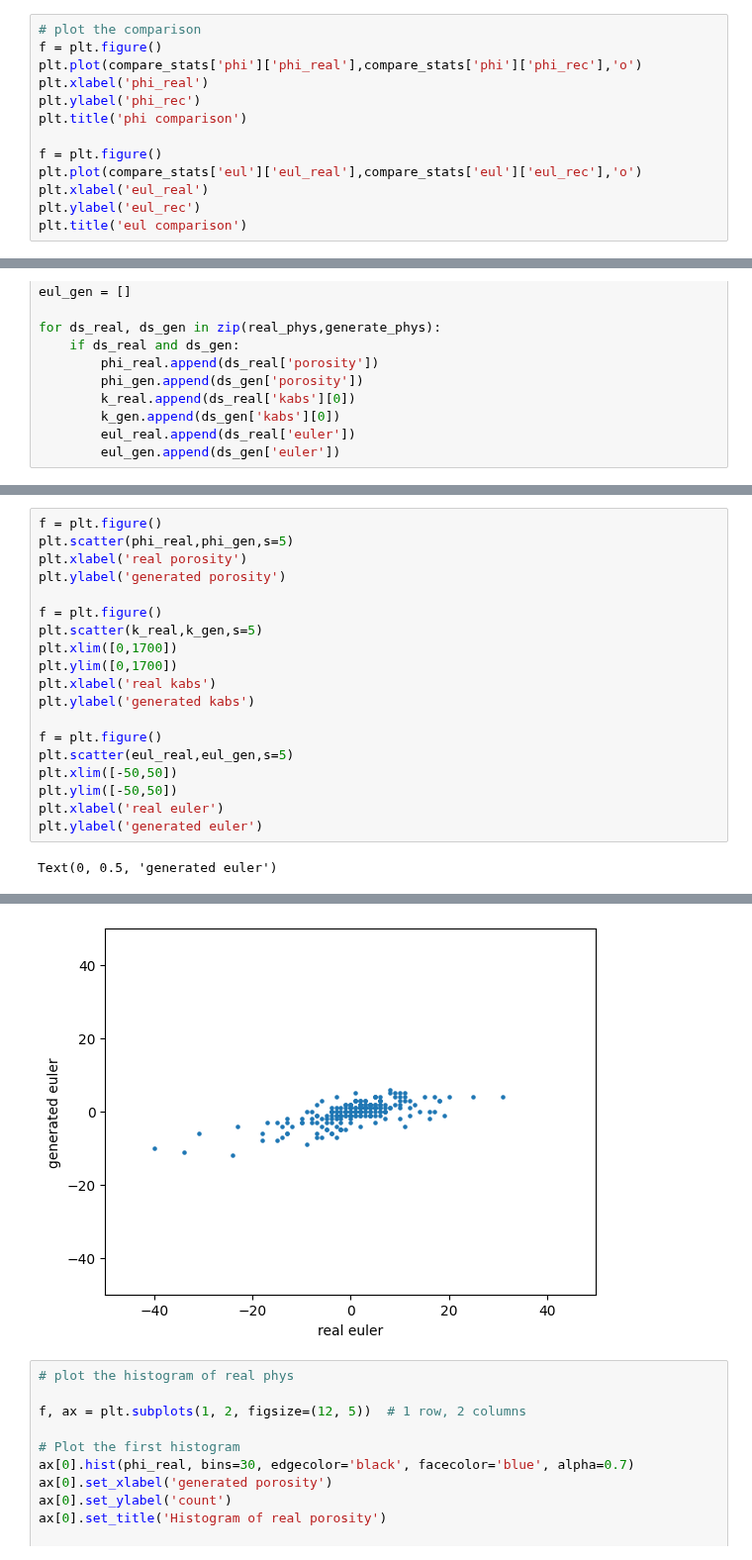
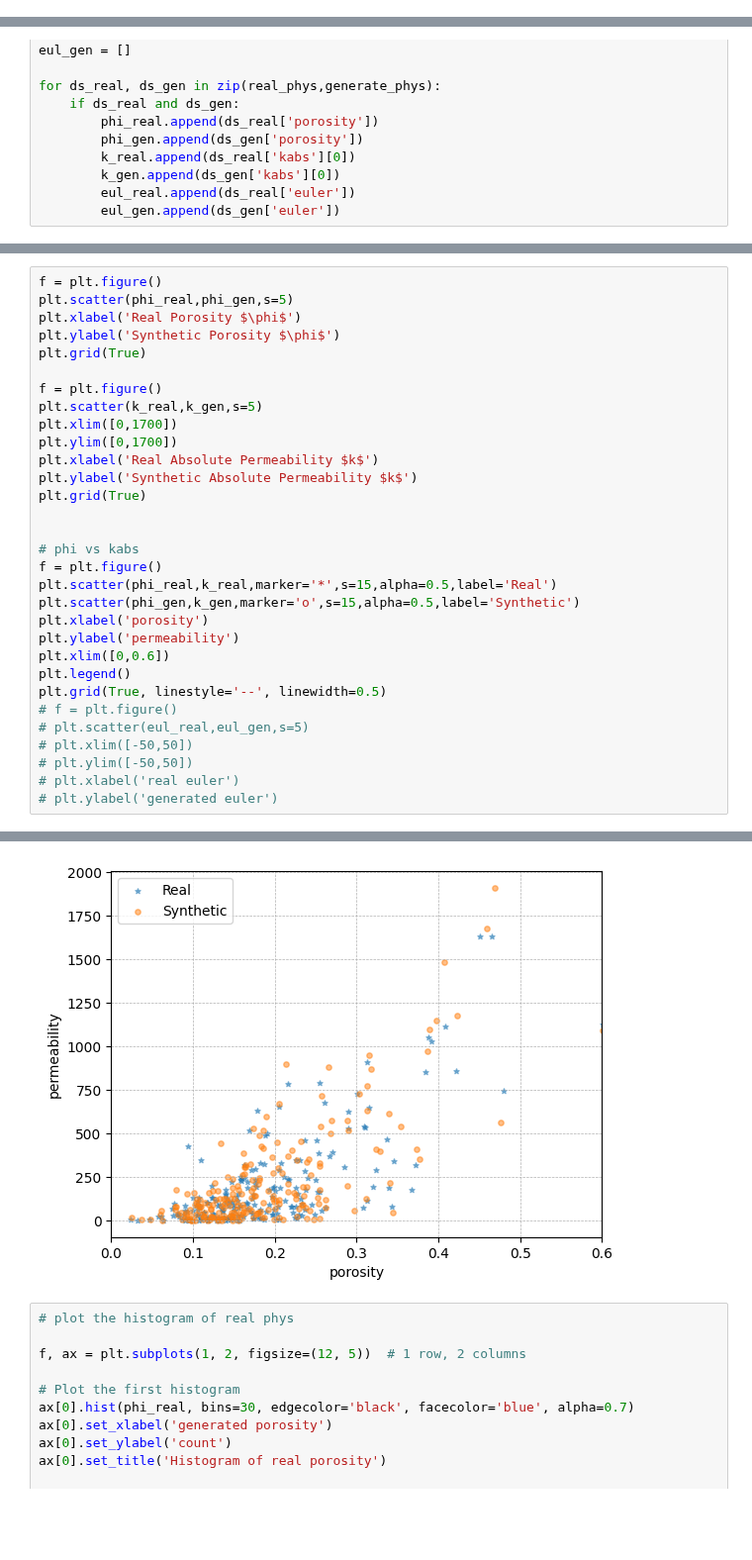
Before and after one commit to ZihanRen/poretransformer, a Jupyter notebook: lpu3dnet/eval/vqvae_check.ipynb, the cells around one changed output, grey strips where cells are left out. Shown at 99% size. Saved outputs shown, nothing was run; the diff lists cells and outputs as text; blank space fills up the shorter version.

```diff
--- a/lpu3dnet/eval/quick_check.ipynb
+++ b/lpu3dnet/eval/vqvae_check.ipynb
@@ -243,13 +215,0 @@ eul_error: 55.833333333333336
-# %%
-# plot the comparison
-f = plt.figure()
-plt.plot(compare_stats['phi']['phi_real'],compare_stats['phi']['phi_rec'],'o')
-plt.xlabel('phi_real')
-plt.ylabel('phi_rec')
-plt.title('phi comparison')
-
-f = plt.figure()
-plt.plot(compare_stats['eul']['eul_real'],compare_stats['eul']['eul_rec'],'o')
-plt.xlabel('eul_real')
-plt.ylabel('eul_rec')
-plt.title('eul comparison')
@@ -334,21 +378,32 @@ for ds_real, ds_gen in zip(real_phys,generate_phys):
 # %%
 f = plt.figure()
 plt.scatter(phi_real,phi_gen,s=5)
-plt.xlabel('real porosity')
-plt.ylabel('generated porosity')
+plt.xlabel('Real Porosity $\phi$')
+plt.ylabel('Synthetic Porosity $\phi$')
+plt.grid(True)
 
 f = plt.figure()
 plt.scatter(k_real,k_gen,s=5)
 plt.xlim([0,1700])
 plt.ylim([0,1700])
-plt.xlabel('real kabs')
-plt.ylabel('generated kabs')
+plt.xlabel('Real Absolute Permeability $k$')
+plt.ylabel('Synthetic Absolute Permeability $k$')
+plt.grid(True)
 
+
+# phi vs kabs
 f = plt.figure()
-plt.scatter(eul_real,eul_gen,s=5)
-plt.xlim([-50,50])
-plt.ylim([-50,50])
-plt.xlabel('real euler')
-plt.ylabel('generated euler')
+plt.scatter(phi_real,k_real,marker='*',s=15,alpha=0.5,label='Real')
+plt.scatter(phi_gen,k_gen,marker='o',s=15,alpha=0.5,label='Synthetic')
+plt.xlabel('porosity')
+plt.ylabel('permeability')
+plt.xlim([0,0.6])
+plt.legend()
+plt.grid(True, linestyle='--', linewidth=0.5)
+# f = plt.figure()
+# plt.scatter(eul_real,eul_gen,s=5)
+# plt.xlim([-50,50])
+# plt.ylim([-50,50])
+# plt.xlabel('real euler')
+# plt.ylabel('generated euler')
 # %% [output]
-Text(0, 0.5, 'generated euler')
@@ -357,4 +412,4 @@ Text(0, 0.5, 'generated euler')
-[figure, old version]
+[figure, new version]
 # %%
 # plot the histogram of real phys
 
```
Also changed, not shown: parts of 13 cells of this notebook, 6 other files.
